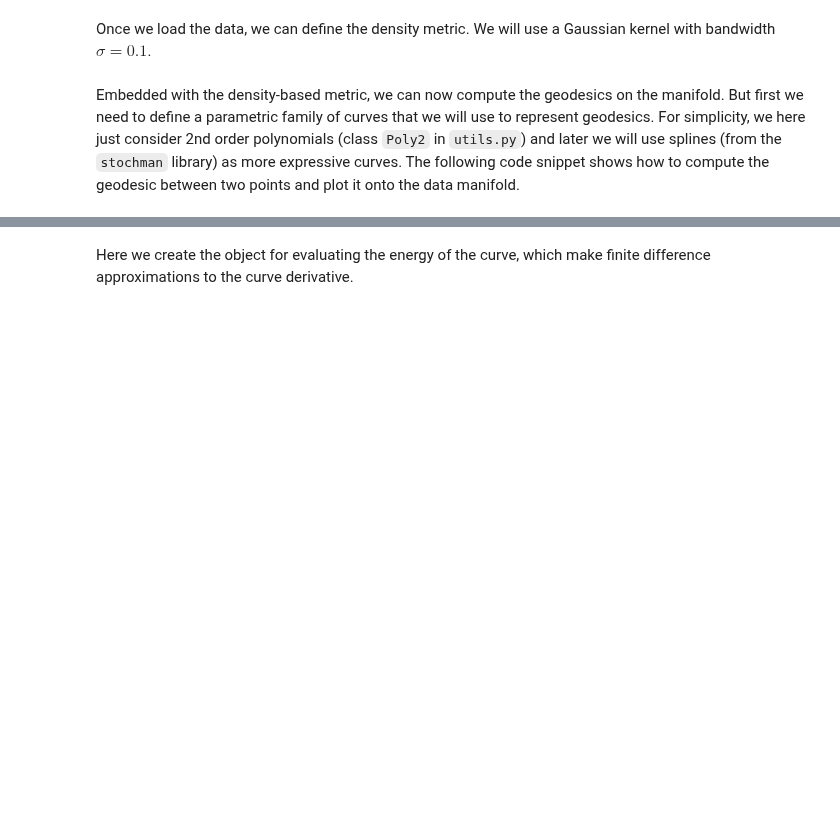
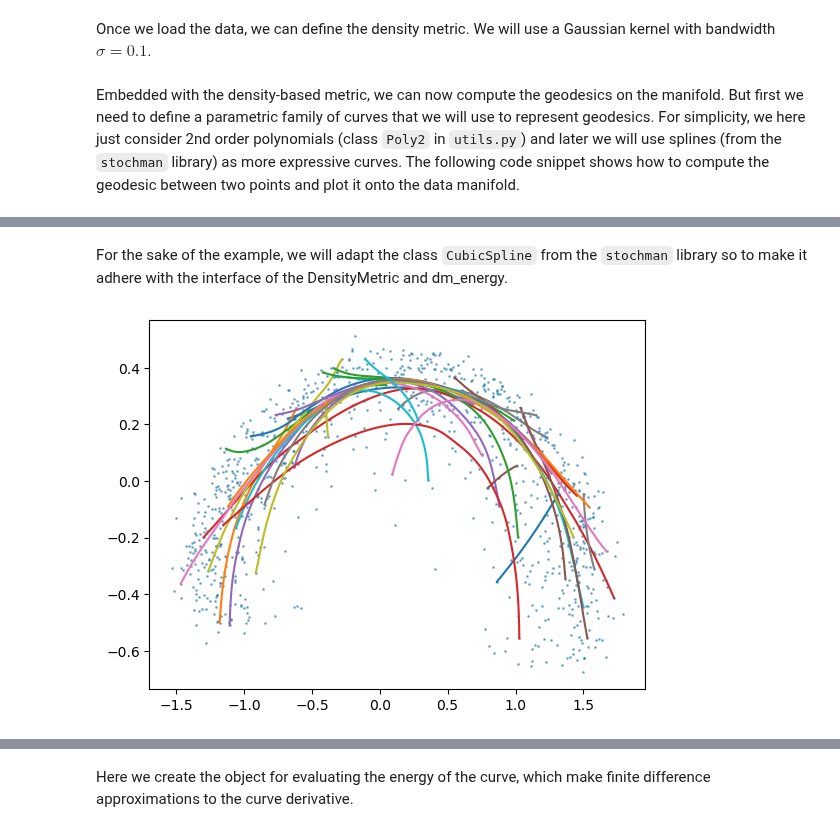
Before and after one commit to fablos/geo_latte, a Jupyter notebook: icra/my_tutorial.ipynb, the cells around one changed output, grey strips where cells are left out. Drawn from its saved outputs; the diff is of its cells as text; code cells hidden in the pictures; blank space fills up the shorter version.

````diff
--- a/icra/my_tutorial.ipynb
+++ b/icra/my_tutorial.ipynb
@@ -108,0 +106,12 @@ plt.show()
+# %% [markdown]
+For the sake of the example, we will adapt the class ```CubicSpline``` from the ```stochman``` library so to make it adhere with the interface of the DensityMetric and dm_energy.
+# %%
+## Plot data and random geodesics
+plt.scatter(data[:, 0], data[:, 1], s=1, alpha=0.5)
+for k in tqdm(range(num_curves), leave=False):
+    c = Spline(begin=data[curve_indices[k, 0]], end=data[curve_indices[k, 1]], num_nodes=20)
+    connecting_geodesic(dm, c, energy_fun = dm_energy, max_iter = 200)
+    c.plot()
+plt.show()
+# %% [output]
+[figure, added]
````
Also changed, not shown: parts of 6 cells of this notebook, 2 other files.
